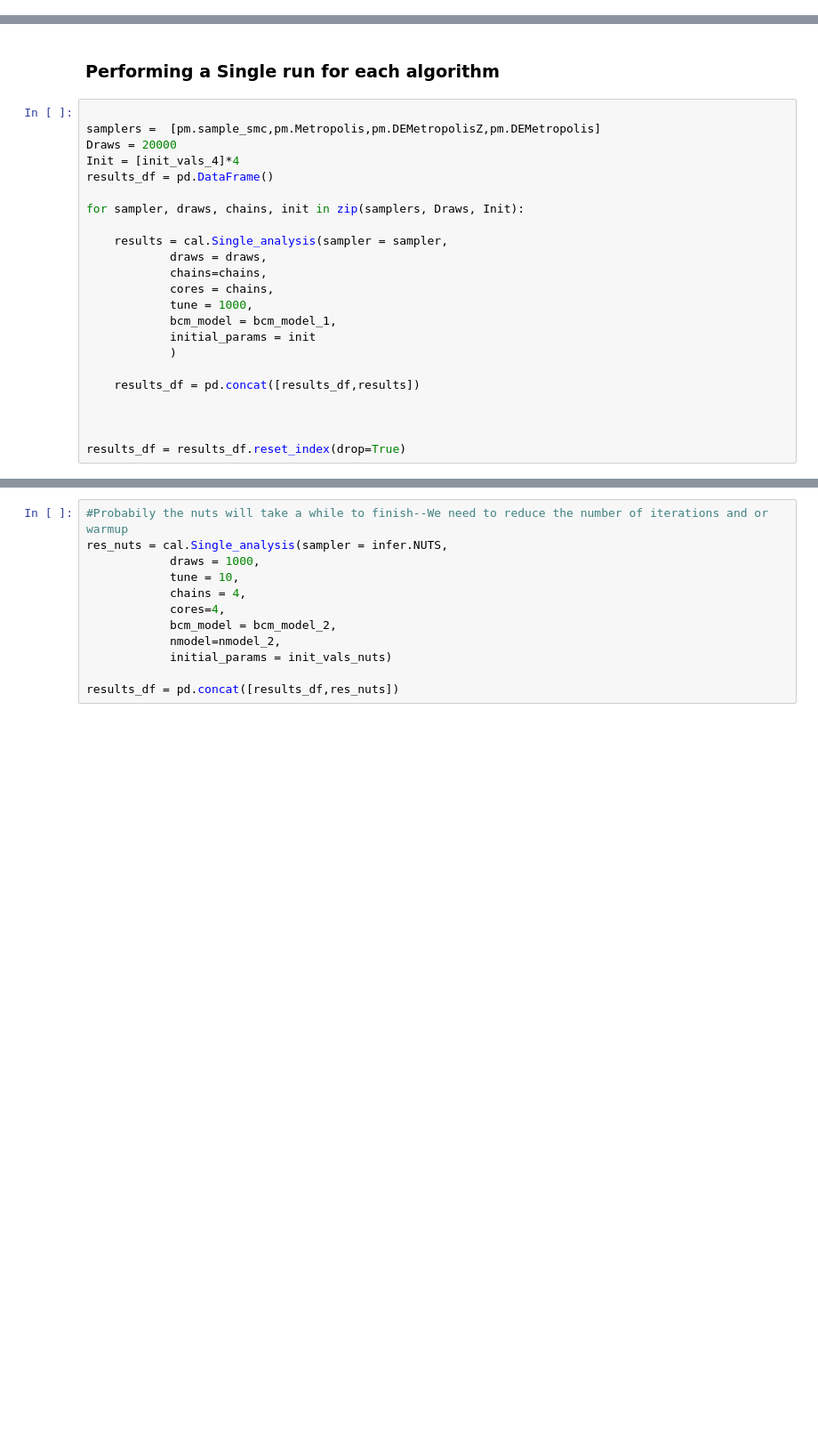
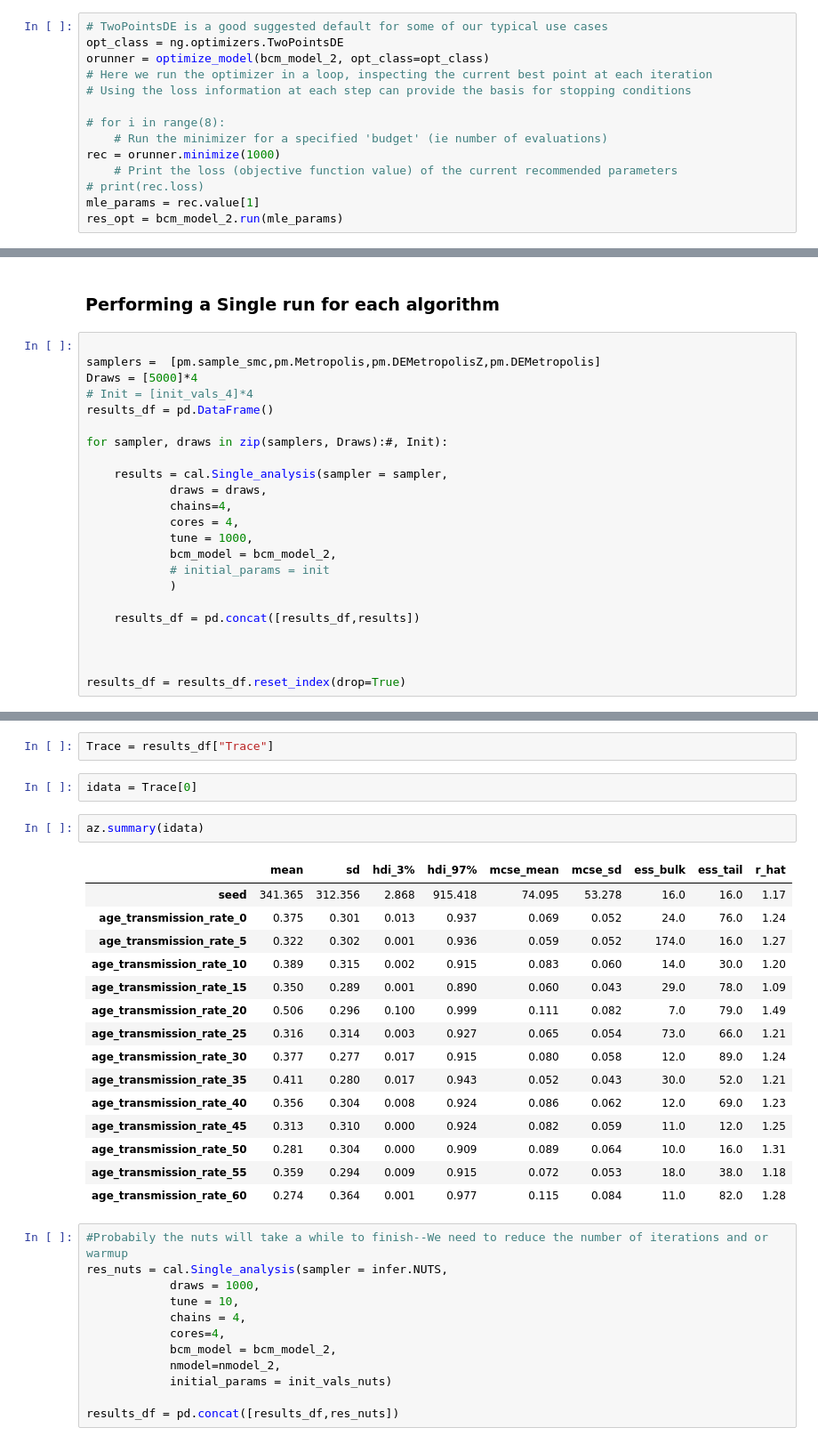
Before and after one commit to adialloaziz/mcmc-comparison, a Jupyter notebook: mcmc_Calibration.ipynb, the cells around one changed output, grey strips where cells are left out. Shown at 89% size. Drawn from its saved outputs; the diff is of its cells as text; blank space fills up the shorter version.

Commit message:
seed calibrated in model 2

```diff
--- a/mcmc_Calibration.ipynb
+++ b/mcmc_Calibration.ipynb
@@ -400,0 +429,14 @@ plot.add_trace(go.Scatter(x=total_cases.index, y=total_cases["cases"], mode='mar
+# %%
+# TwoPointsDE is a good suggested default for some of our typical use cases
+opt_class = ng.optimizers.TwoPointsDE
+orunner = optimize_model(bcm_model_2, opt_class=opt_class)
+# Here we run the optimizer in a loop, inspecting the current best point at each iteration
+# Using the loss information at each step can provide the basis for stopping conditions
+
+# for i in range(8):
+    # Run the minimizer for a specified 'budget' (ie number of evaluations)
+rec = orunner.minimize(1000)
+    # Print the loss (objective function value) of the current recommended parameters
+# print(rec.loss)
+mle_params = rec.value[1]
+res_opt = bcm_model_2.run(mle_params)
@@ -432,19 +488,19 @@ def nmodel_2():
 # %%
 
 samplers =  [pm.sample_smc,pm.Metropolis,pm.DEMetropolisZ,pm.DEMetropolis]
-Draws = 20000
-Init = [init_vals_4]*4
+Draws = [5000]*4
+# Init = [init_vals_4]*4
 results_df = pd.DataFrame()
 
-for sampler, draws, chains, init in zip(samplers, Draws, Init):
+for sampler, draws in zip(samplers, Draws):#, Init):
 
     results = cal.Single_analysis(sampler = sampler,
             draws = draws,
-            chains=chains,
-            cores = chains,
+            chains=4,
+            cores = 4,
             tune = 1000,
-            bcm_model = bcm_model_1,
-            initial_params = init
+            bcm_model = bcm_model_2,
+            # initial_params = init
             )
 
     results_df = pd.concat([results_df,results])
@@ -455,3 +532,25 @@ results_df = results_df.reset_index(drop=True)
+# %%
+Trace = results_df["Trace"]
+# %%
+idata = Trace[0]
+# %%
+az.summary(idata)
+# %% [output]
+|  | mean | sd | hdi_3% | hdi_97% | mcse_mean | mcse_sd | ess_bulk | ess_tail | r_hat |
+| seed | 341.365 | 312.356 | 2.868 | 915.418 | 74.095 | 53.278 | 16.0 | 16.0 | 1.17 |
+| age_transmission_rate_0 | 0.375 | 0.301 | 0.013 | 0.937 | 0.069 | 0.052 | 24.0 | 76.0 | 1.24 |
+| age_transmission_rate_5 | 0.322 | 0.302 | 0.001 | 0.936 | 0.059 | 0.052 | 174.0 | 16.0 | 1.27 |
+| age_transmission_rate_10 | 0.389 | 0.315 | 0.002 | 0.915 | 0.083 | 0.060 | 14.0 | 30.0 | 1.20 |
+| age_transmission_rate_15 | 0.350 | 0.289 | 0.001 | 0.890 | 0.060 | 0.043 | 29.0 | 78.0 | 1.09 |
+| age_transmission_rate_20 | 0.506 | 0.296 | 0.100 | 0.999 | 0.111 | 0.082 | 7.0 | 79.0 | 1.49 |
+| age_transmission_rate_25 | 0.316 | 0.314 | 0.003 | 0.927 | 0.065 | 0.054 | 73.0 | 66.0 | 1.21 |
+| age_transmission_rate_30 | 0.377 | 0.277 | 0.017 | 0.915 | 0.080 | 0.058 | 12.0 | 89.0 | 1.24 |
+| age_transmission_rate_35 | 0.411 | 0.280 | 0.017 | 0.943 | 0.052 | 0.043 | 30.0 | 52.0 | 1.21 |
+| age_transmission_rate_40 | 0.356 | 0.304 | 0.008 | 0.924 | 0.086 | 0.062 | 12.0 | 69.0 | 1.23 |
+| age_transmission_rate_45 | 0.313 | 0.310 | 0.000 | 0.924 | 0.082 | 0.059 | 11.0 | 12.0 | 1.25 |
+| age_transmission_rate_50 | 0.281 | 0.304 | 0.000 | 0.909 | 0.089 | 0.064 | 10.0 | 16.0 | 1.31 |
+| age_transmission_rate_55 | 0.359 | 0.294 | 0.009 | 0.915 | 0.072 | 0.053 | 18.0 | 38.0 | 1.18 |
+| age_transmission_rate_60 | 0.274 | 0.364 | 0.001 | 0.977 | 0.115 | 0.084 | 11.0 | 82.0 | 1.28 |
 # %%
 #Probabily the nuts will take a while to finish--We need to reduce the number of iterations and or warmup
 res_nuts = cal.Single_analysis(sampler = infer.NUTS,
```
Also changed, not shown: parts of 14 cells of this notebook, 3 other files.
